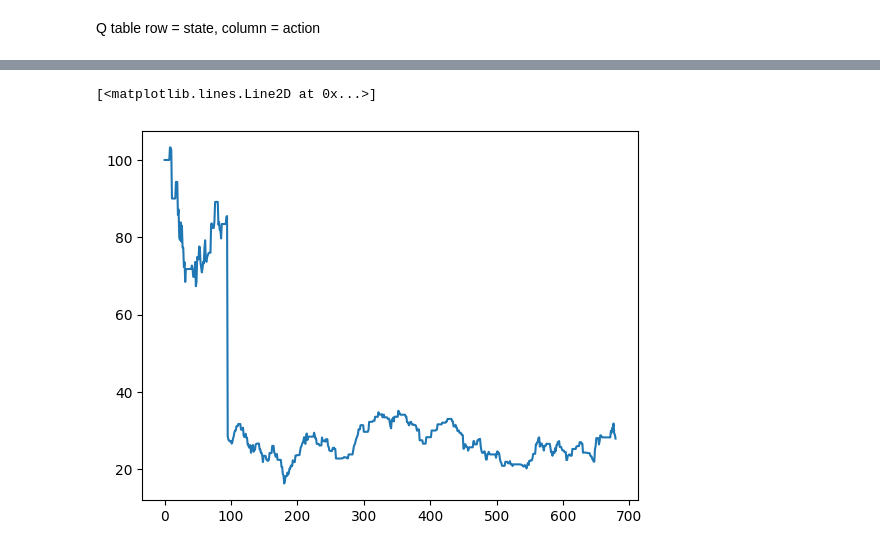
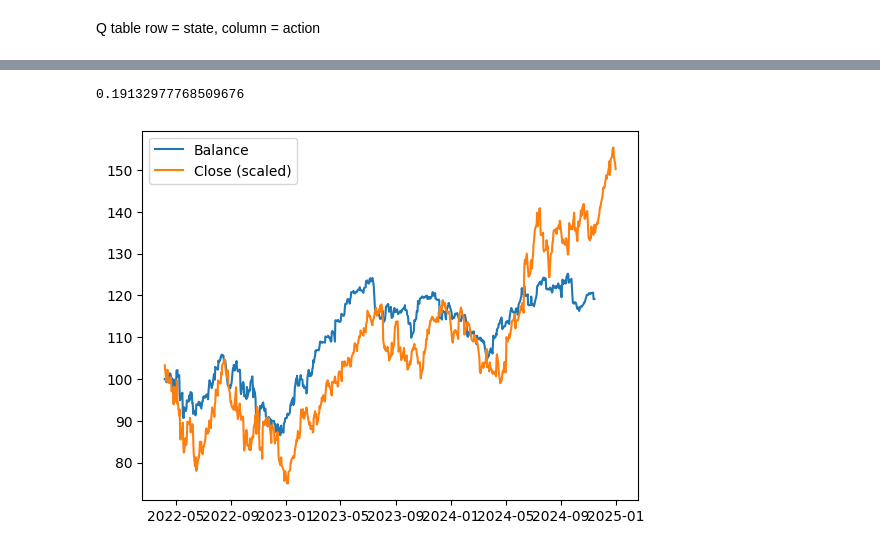
Before and after one commit to daniel142142/reinforcement-learning-trading, a Jupyter notebook: Q_learning_model.ipynb, the cells around one changed output, grey strips where cells are left out. Drawn from its saved outputs; the diff is of its cells as text; code cells hidden in the pictures.

```diff
--- a/Q_learning_model.ipynb
+++ b/Q_learning_model.ipynb
@@ -7,7 +10,7 @@ from alpha_vantage.techindicators import TechIndicators
 key = 'L49TNJ1SKAPIG4BA'
 # %%
 ts = TimeSeries(key, output_format = 'pandas')
-data, meta = ts.get_daily('TSLA', outputsize = 'full')
+data, meta = ts.get_daily('AAPL', outputsize = 'full')
 columns = ['Open', 'High', 'Low', 'Close', 'Volume']
 data.columns = columns
 print(data)
@@ -30,4 +33,4 @@ date
 # %%
 ti = TechIndicators(key, output_format = 'pandas')
-roc, meta = ti.get_roc('TSLA')
-print(sma)
+roc, meta = ti.get_roc('AAPL')
+sma, meta = ti.get_sma('AAPL')
@@ -414,0 +398,5 @@ test(n_training_episodes, min_epsilon, max_epsilon, decay_rate, test_env, max_st
+# %%
+dates = pd.bdate_range(start='2022-04-07', periods=len(test_env.balance_history))
+balances = pd.DataFrame({'Date': dates, 'Balance': test_env.balance_history})
+balances.set_index('Date', inplace=True)
+print(balances)
@@ -415,5 +419,11 @@ test(n_training_episodes, min_epsilon, max_epsilon, decay_rate, test_env, max_st
+# %%
+print((test_env.balance_history[-1] - test_env.balance_history[0]) / test_env.balance_history[0])
+# %% [output]
+0.19132977768509676
 # %%
-plt.plot(test_env.balance_history)
+plt.plot(balances, label="Balance")
+plt.plot(test_data["Close"] * 0.6, label="Close (scaled)")
+plt.legend()
+plt.show()
 # %% [output]
-[<matplotlib.lines.Line2D at 0x...>]
-[figure, old version]
+[figure, new version]
```
Also changed, not shown: parts of 21 cells of this notebook.
